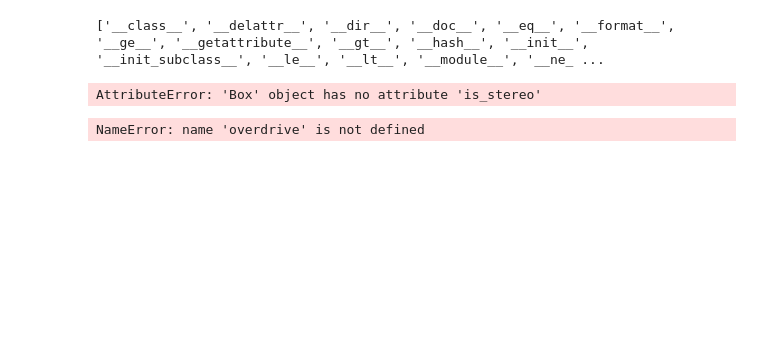
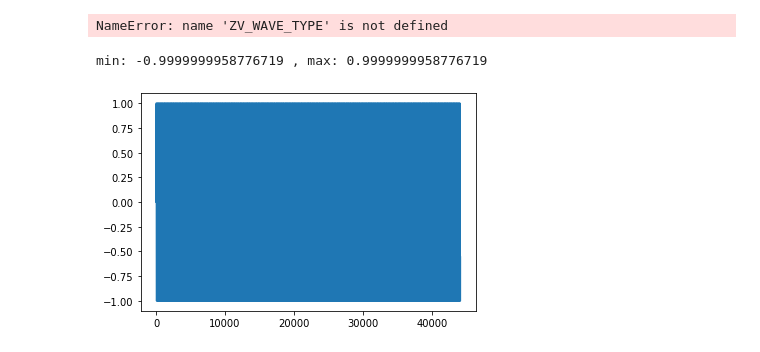
Before and after one commit to true-grue/zvon, a Jupyter notebook: zvon.ipynb, the cells around one changed output. Drawn from its saved outputs; the diff is of its cells as text; code cells hidden in the pictures; blank space fills up the shorter version.

Commit message:
sfx_synth

```diff
--- a/zvon.ipynb
+++ b/zvon.ipynb
@@ -176,6 +174,7 @@ def box_overdrive(s):
 # %%
 mix_init(Channels)
-chan_push(Channels[0], test_square_box)
+box = chan_push(Channels[0], sfx_synth)
+box.change(box.state, ZV_WAVE_TYPE, 0)
 chan_push(Channels[0], test_delay_box)
 chan_set(Channels[0], True, 1, 0)
 
@@ -209,15 +208,15 @@ y = play_song(Channels, song, sec(1/8))
 show(y)
 save_audio_stereo(y)
 # %% [output]
-['__class__', '__delattr__', '__dir__', '__doc__', '__eq__', '__format__', '__ge__', '__getattribute__', '__gt__', '__hash__', '__init__', '__init_subclass__', '__le__', '__lt__', '__module__', '__ne_ ...
+NameError: name 'ZV_WAVE_TYPE' is not defined
-AttributeError: 'Box' object has no attribute 'is_stereo'
 # %%
 def play(t):
-    return overdrive(math.sin(hertz(t, 440)), 10)
+    return overdrive(math.sin(hertz(t, 440)), 10 * 1)
 
 y = [play(t) for t in range(sec(1))]
 
 show(y)
 save_audio(y)
 # %% [output]
-NameError: name 'overdrive' is not defined
+min: -0.9999999958776719 , max: 0.9999999958776719
+[figure, added]
```
Also changed, not shown: parts of 7 cells of this notebook, 7 other files.
